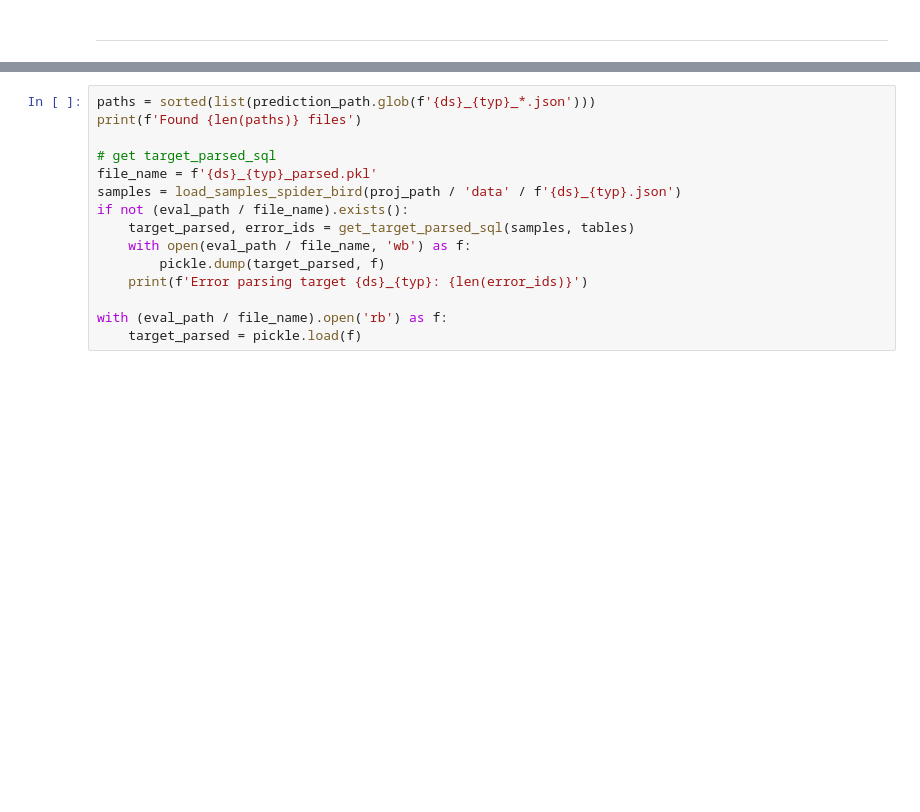
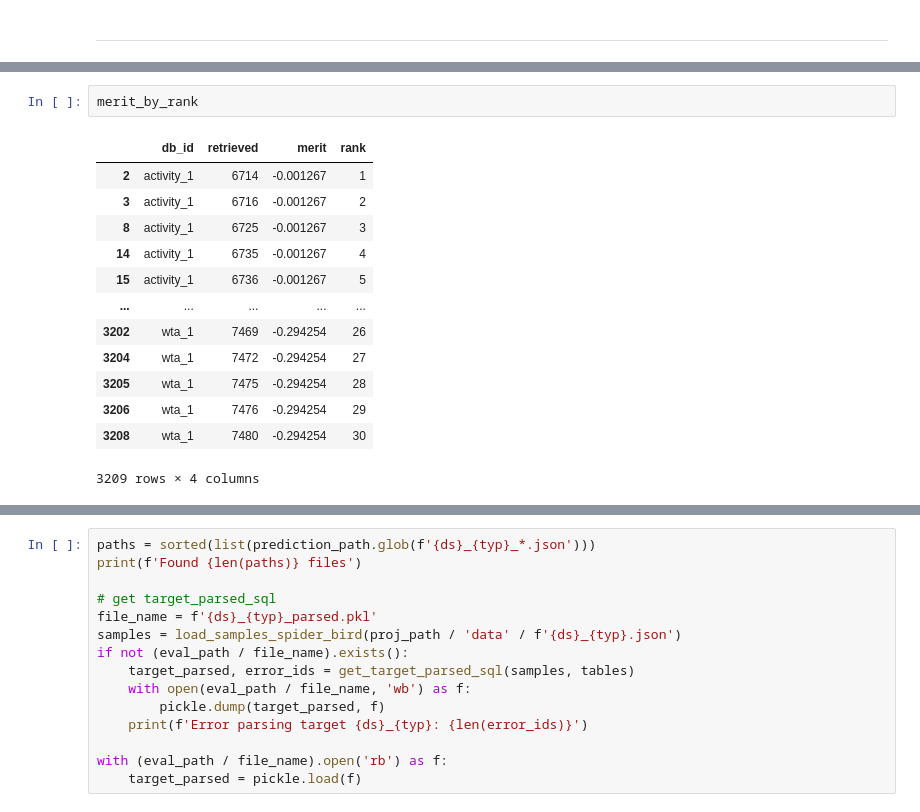
Before and after one commit to simonjisu/BusinessObjects, a Jupyter notebook: run_sql.ipynb, the cells around one changed output, grey strips where cells are left out. Saved outputs shown, nothing was run; the diff lists cells and outputs as text; blank space fills up the shorter version.

```diff
--- a/run_sql.ipynb
+++ b/run_sql.ipynb
@@ -102,0 +191,16 @@ tables = process_all_tables(tables, descriptions=all_descriptions)
+# %%
+merit_by_rank
+# %% [output]
+|  | db_id | retrieved | merit | rank |
+| 2 | activity_1 | 6714 | -0.001267 | 1 |
+| 3 | activity_1 | 6716 | -0.001267 | 2 |
+| 8 | activity_1 | 6725 | -0.001267 | 3 |
+| 14 | activity_1 | 6735 | -0.001267 | 4 |
+| 15 | activity_1 | 6736 | -0.001267 | 5 |
+| ... | ... | ... | ... | ... |
+| 3202 | wta_1 | 7469 | -0.294254 | 26 |
+| 3204 | wta_1 | 7472 | -0.294254 | 27 |
+| 3205 | wta_1 | 7475 | -0.294254 | 28 |
+| 3206 | wta_1 | 7476 | -0.294254 | 29 |
+| 3208 | wta_1 | 7480 | -0.294254 | 30 |
+3209 rows × 4 columns
```
Also changed, not shown: parts of 65 cells of this notebook, 2 other files.
